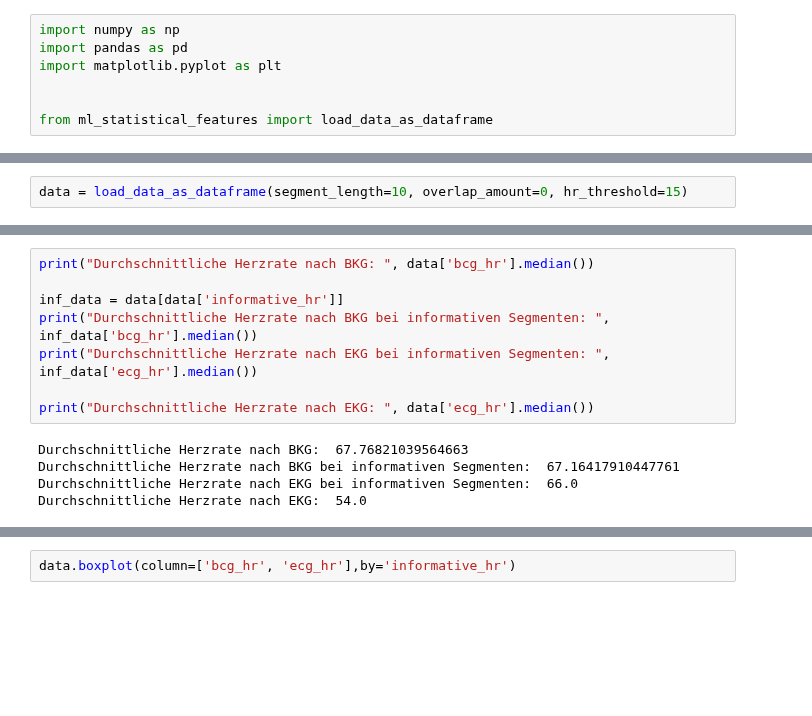
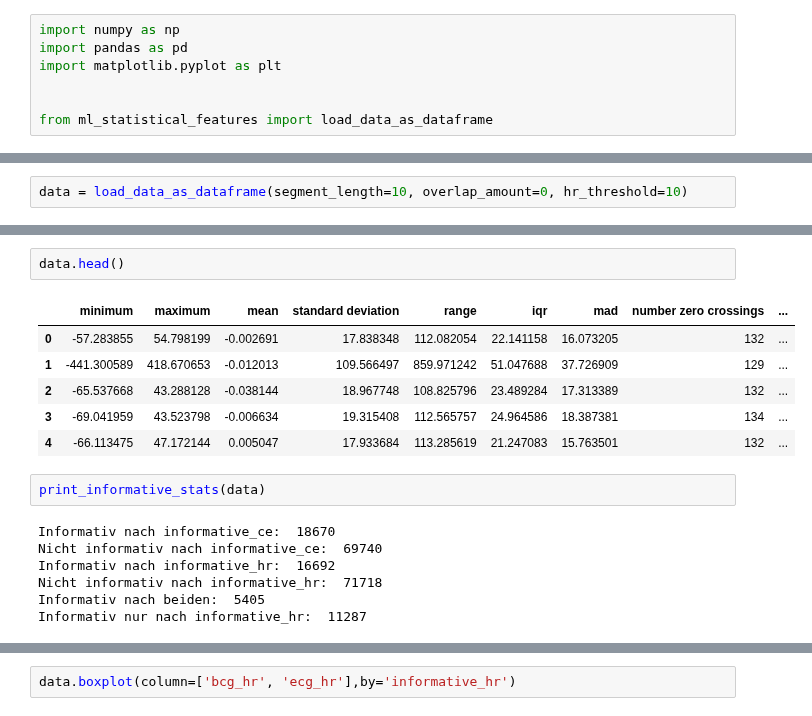
Before and after one commit to Zianor/Bachelorarbeit, a Jupyter notebook: Implementation/src/label_investigation.ipynb, the cells around one changed output, grey strips where cells are left out. Cells and saved outputs as stored; diff of their text form; blank space fills up the shorter version.

```diff
--- a/Implementation/src/label_investigation.ipynb
+++ b/Implementation/src/label_investigation.ipynb
@@ -8,2 +30,2 @@ from ml_statistical_features import load_data_as_dataframe
 # %%
-data = load_data_as_dataframe(segment_length=10, overlap_amount=0, hr_threshold=15)
+data = load_data_as_dataframe(segment_length=10, overlap_amount=0, hr_threshold=10)
@@ -47,13 +32,18 @@ Informativ nur nach informative_hr:  11287
-# %%
-print("Durchschnittliche Herzrate nach BKG: ", data['bcg_hr'].median())
-
-inf_data = data[data['informative_hr']]
-print("Durchschnittliche Herzrate nach BKG bei informativen Segmenten: ", inf_data['bcg_hr'].median())
-print("Durchschnittliche Herzrate nach EKG bei informativen Segmenten: ", inf_data['ecg_hr'].median())
-
-print("Durchschnittliche Herzrate nach EKG: ", data['ecg_hr'].median())
-# %% [output]
-Durchschnittliche Herzrate nach BKG:  67.76821039564663
-Durchschnittliche Herzrate nach BKG bei informativen Segmenten:  67.16417910447761
-Durchschnittliche Herzrate nach EKG bei informativen Segmenten:  66.0
-Durchschnittliche Herzrate nach EKG:  54.0
+# %%
+data.head()
+# %% [output]
+|  | minimum | maximum | mean | standard deviation | range | iqr | mad | number zero crossings | ... |
+| 0 | -57.283855 | 54.798199 | -0.002691 | 17.838348 | 112.082054 | 22.141158 | 16.073205 | 132 | ... |
+| 1 | -441.300589 | 418.670653 | -0.012013 | 109.566497 | 859.971242 | 51.047688 | 37.726909 | 129 | ... |
+| 2 | -65.537668 | 43.288128 | -0.038144 | 18.967748 | 108.825796 | 23.489284 | 17.313389 | 132 | ... |
+| 3 | -69.041959 | 43.523798 | -0.006634 | 19.315408 | 112.565757 | 24.964586 | 18.387381 | 134 | ... |
+| 4 | -66.113475 | 47.172144 | 0.005047 | 17.933684 | 113.285619 | 21.247083 | 15.763501 | 132 | ... |
+# %%
+print_informative_stats(data)
+# %% [output]
+Informativ nach informative_ce:  18670
+Nicht informativ nach informative_ce:  69740
+Informativ nach informative_hr:  16692
+Nicht informativ nach informative_hr:  71718
+Informativ nach beiden:  5405
+Informativ nur nach informative_hr:  11287
```
Also changed, not shown: parts of 14 cells of this notebook.
